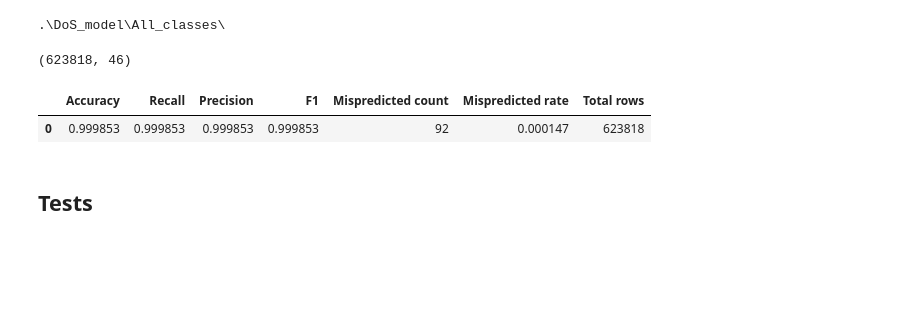
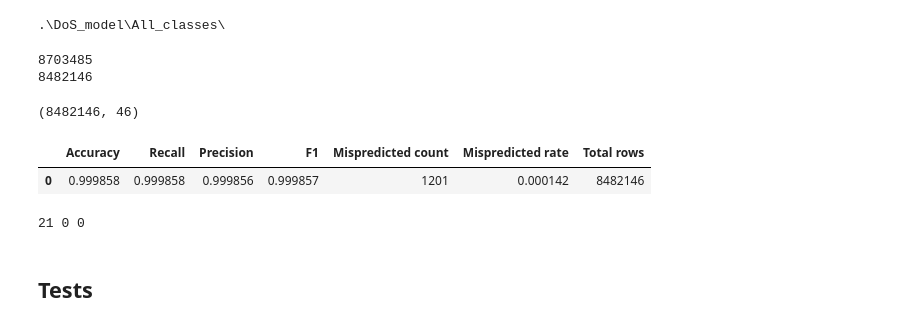
Before and after one commit to mcrayssac/CIC_IoT_Cyber_Attacks, a Jupyter notebook: DoS_model.ipynb, the cells around one changed output. Drawn from its saved outputs; the diff is of its cells as text; code cells hidden in the pictures; blank space fills up the shorter version.

```diff
--- a/DoS_model.ipynb
+++ b/DoS_model.ipynb
@@ -184,11 +189,11 @@ joblib.dump(encoder, model_path+'encoder.joblib')
 ## Display performance
 # %%
 # Preprocessing if necessary
-
+model_path = '.\\DoS_model\\Binary\\'
 performance = read_csv_file(performance_path, model_path)
 performance = performance.drop(3).reset_index(drop=True)
 # performance.insert(0, 'Model', [d['Name'] for d in simpleModelsDef])
 
-# performance.head()
+performance.head()
 # performance.to_csv(model_path + performance_path, index=False)
 # %%
@@ -208,20 +211,20 @@ dataset77.csv
 # %%
 # Define model
 model_path = '.\\DoS_model\\Binary\\'
-model = joblib.load(model_path + 'model_DT.joblib')
+model = joblib.load(model_path + 'model_XGB.joblib')
 
 try:
-    scaler = joblib.load(model_path+'scaler.joblib')
+    # scaler = joblib.load(model_path+'scaler.joblib')
     encoder = joblib.load(model_path+'encoder.joblib')
 except:
     raise Exception("Please, build models first")
 
 # Get prediction
-scaler, encoder, X_test, y_test_encoded, y_pred, z_test = get_prediction_by_model(model, [after_build_sets[0]], file_path, X_columns, y_column=z_column, z_column=y_column, scaler=scaler, encoder=encoder)
+X_test, y_test, y_pred, z_test = get_prediction_by_model(model, after_build_sets, file_path, X_columns, y_column=z_column, z_column=y_column, scale=True, encode=True, scaler=scaler, encoder=encoder)
 
 # Build new dataframe and save it
 new_after_build_set_scaled = pd.DataFrame(X_test, columns=X_columns)
-new_after_build_set_scaled[z_column] = encoder.inverse_transform(y_test_encoded)
+new_after_build_set_scaled[z_column] = encoder.inverse_transform(y_test)
 new_after_build_set_scaled['Prediction'] = encoder.inverse_transform(y_pred)
 new_after_build_set_scaled[y_column] = z_test
 count = len(new_after_build_set_scaled[new_after_build_set_scaled[z_column] != new_after_build_set_scaled['Prediction']])
@@ -229,7 +232,7 @@ count = len(new_after_build_set_scaled[new_after_build_set_scaled[z_column] != n
 new_after_build_set_scaled.to_csv('.\\DoS_model\\after_build_set_scaled.csv', index=False)
 
 # Get performance
-res = pd.DataFrame([[accuracy_score(y_test_encoded, y_pred), recall_score(y_test_encoded, y_pred, average='weighted'), precision_score(y_test_encoded, y_pred, average='weighted'), f1_score(y_test_encoded, y_pred, average='weighted'), count, count / len(new_after_build_set_scaled) * 100,len(new_after_build_set_scaled)]], columns=['Accuracy', 'Recall', 'Precision', 'F1', 'Mispredicted count', 'Mispredicted rate', 'Total rows'])
+res = pd.DataFrame([[accuracy_score(y_test, y_pred), recall_score(y_test, y_pred, average='weighted'), precision_score(y_test, y_pred, average='weighted'), f1_score(y_test, y_pred, average='weighted'), count, count / len(new_after_build_set_scaled) * 100,len(new_after_build_set_scaled)]], columns=['Accuracy', 'Recall', 'Precision', 'F1', 'Mispredicted count', 'Mispredicted rate', 'Total rows'])
 
 del new_after_build_set_scaled
 
@@ -263,10 +264,8 @@ model_path = '.\\DoS_model\\All_classes\\'
 filter_name = 'DoS'
 # %%
 try:
-    scaler = joblib.load(model_path+'scaler.joblib')
     encoder = joblib.load(model_path+'encoder.joblib')
 except:
-    scaler = MinMaxScaler()
     encoder = LabelEncoder()
 
 try:
@@ -279,12 +278,11 @@ except:
 # Buidling models
 for model in tqdm(simpleModelsDef):
     # Build model
-    performance, scaler, encoder = build_model(model['Model'], model['Name'], train_sets, test_sets, file_path, performance, model_path, X_columns=X_columns , y_column=y_column, z_column=z_column, encoder=encoder, scaler=scaler, confusionMatrix=False)
+    performance, encoder = build_model(model['Model'], model['Name'], train_sets, test_sets, file_path, performance, model_path, X_columns=X_columns , y_column=y_column, z_column=z_column, encoder=encoder, filter_bool=True, filter_name=filter_name, scaler=scaler, confusionMatrix=False)
 
     # Save performance
     performance.to_csv(model_path + performance_path, index=False)
 
-joblib.dump(scaler, model_path+'scaler.joblib')
 joblib.dump(encoder, model_path+'encoder.joblib')
 # %% [output]
 ['.\\DoS_model\\All_classes\\encoder.joblib']
@@ -307,46 +320,48 @@ print(model_path)
 # Define model
 model_path = '.\\DoS_model\\All_classes\\'
 model = joblib.load(model_path + 'model_XGB.joblib')
 
 # Get predicted data
-# df = read_csv_file('after_build_set_scaled.csv', '.\\DoS_model\\')
-# print(len(df))
-# df = df[df['Prediction'] == 'DoS']
-# print(len(df))
-# df.head()
+df = read_csv_file('after_build_set_scaled.csv', '.\\DoS_model\\')
+print(len(df))
+df = df[df['Prediction'] == 'DoS']
+print(len(df))
+df.head()
 
-# # Get x, y and z
-# binary_col = df['Binary']
-# del df
+# Get x, y and z
+binary_col = df['Binary']
+del df
 
 try:
-    scaler = joblib.load(model_path+'scaler.joblib')
     encoder = joblib.load(model_path+'encoder.joblib')
 except:
     raise Exception("Please, build models first")
 
 # Get prediction
-scaler, encoder, X_test, y_test_encoded, y_pred, z_test = get_prediction_by_model(model, ['after_build_set_scaled.csv'], '.\\DoS_model\\', X_columns, y_column=y_column, z_column='Prediction', filter_bool=True, scale=True, encoder=encoder, scaler=scaler)
+X_test, y_test, y_pred, z_test = get_prediction_by_model(model, ['after_build_set_scaled.csv'], '.\\DoS_model\\', X_columns, y_column=y_column, z_column='Prediction', filter_bool=True, scale=True, encode=False, scaler=scaler, encoder=encoder)
 # scaler, encoder, X_test, y_test_encoded, y_pred, z_test = get_prediction_by_model(model, ['dataset77.csv'], '.\\Files\\DoS\\', X_columns, y_column=y_column, z_column=z_column, filter_bool=True, scale=True, encoder=encoder, scaler=scaler)
 print(np.array(X_test).shape)
 
 # Build new dataframe and save it
 new_after_build_set_scaled = pd.DataFrame(X_test, columns=X_columns)
-new_after_build_set_scaled[y_column] = encoder.inverse_transform(y_test_encoded)
+new_after_build_set_scaled[y_column] = y_test
 new_after_build_set_scaled['Final Prediction'] = encoder.inverse_transform(y_pred)
-# new_after_build_set_scaled[z_column] = binary_col
+new_after_build_set_scaled[z_column] = binary_col
 new_after_build_set_scaled['Prediction'] = z_test
 count = len(new_after_build_set_scaled[new_after_build_set_scaled[y_column] != new_after_build_set_scaled['Final Prediction']])
+y_pred = encoder.inverse_transform(y_pred)
 
 # Get performance
-res = pd.DataFrame([[accuracy_score(y_test_encoded, y_pred), recall_score(y_test_encoded, y_pred, average='weighted'), precision_score(y_test_encoded, y_pred, average='weighted'), f1_score(y_test_encoded, y_pred, average='weighted'), count, count / len(new_after_build_set_scaled),len(new_after_build_set_scaled)]], columns=['Accuracy', 'Recall', 'Precision', 'F1', 'Mispredicted count', 'Mispredicted rate', 'Total rows']).head()
+res = pd.DataFrame([[accuracy_score(y_test, y_pred), recall_score(y_test, y_pred, average='weighted'), precision_score(y_test, y_pred, average='weighted'), f1_score(y_test, y_pred, average='weighted'), count, count / len(new_after_build_set_scaled),len(new_after_build_set_scaled)]], columns=['Accuracy', 'Recall', 'Precision', 'F1', 'Mispredicted count', 'Mispredicted rate', 'Total rows']).head()
 
 # new_after_build_set_scaled.to_csv('.\\DoS_model\\after_build_set_scaled.csv', index=False)
 
-del new_after_build_set_scaled
+# del new_after_build_set_scaled
 
 res.head()
 # %% [output]
-(623818, 46)
+8703485
+8482146
+(8482146, 46)
 |  | Accuracy | Recall | Precision | F1 | Mispredicted count | Mispredicted rate | Total rows |
-| 0 | 0.999853 | 0.999853 | 0.999853 | 0.999853 | 92 | 0.000147 | 623818 |
+| 0 | 0.999858 | 0.999858 | 0.999856 | 0.999857 | 1201 | 0.000142 | 8482146 |
@@ -353,3 +383,7 @@ res.head()
+# %%
+print(len(labelBenignTraffic), len(FinalBenighTraffic), len(GoodBenignTraffic))
+# %% [output]
+21 0 0
 # %% [markdown]
 ## Tests
 # %%
```
Also changed, not shown: parts of 11 cells of this notebook, 1 other file.
